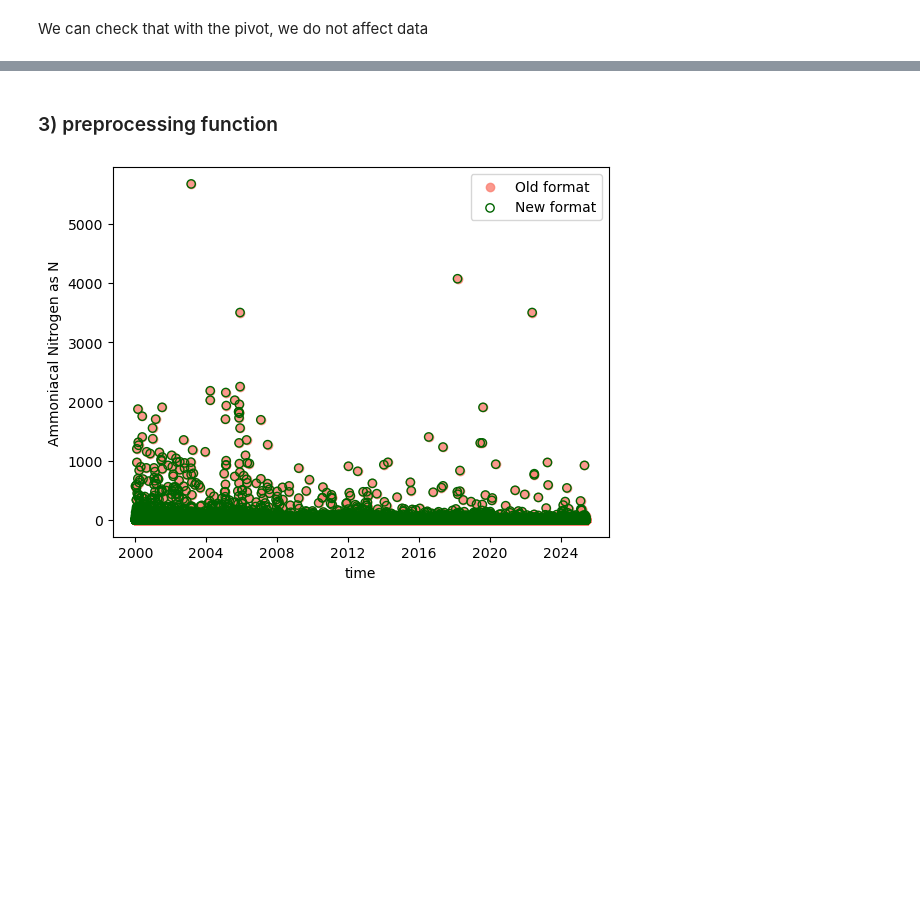
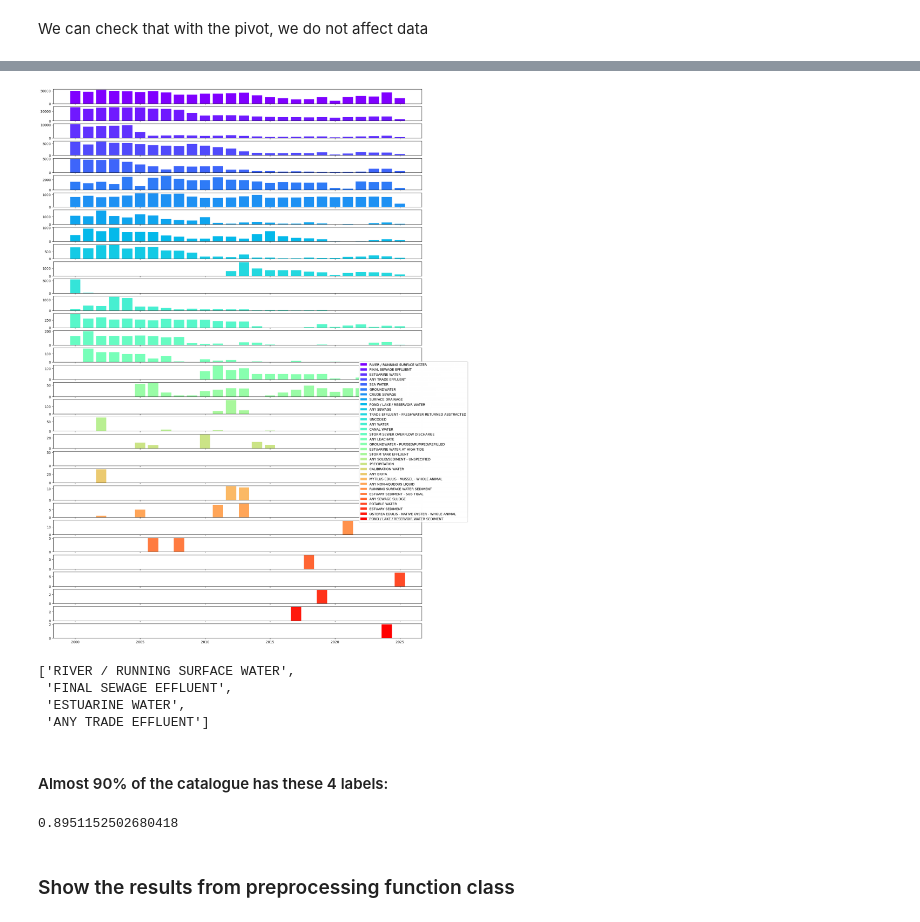
Before and after one commit to lonanni/InnovationProject_WaterQuality, a Jupyter notebook: Build_PreprocessingExample.ipynb, the cells around one changed output, grey strips where cells are left out. Drawn from its saved outputs; the diff is of its cells as text; code cells hidden in the pictures; blank space fills up the shorter version.

```diff
--- a/Build_PreprocessingExample.ipynb
+++ b/Build_PreprocessingExample.ipynb
@@ -100,0 +145,2 @@ plt.show()
+# %%
+piv = df_piv_out.copy()
@@ -100,0 +153,6 @@ plt.show()
+# %%
+piv.loc[:, "Date"] = pd.to_datetime(piv['sample.sampleDateTime']).dt.date.values
+piv.loc[:,"year"] = pd.to_datetime(piv['Date']).dt.year
+piv.loc[:,"month"] = pd.to_datetime(piv['Date']).dt.month
+piv["season"] = np.where((piv["month"]>4)&(piv["month"]<9), 0, 1)
+piv = piv.sort_values(by="Date", ascending=True)
@@ -100,0 +182,29 @@ plt.show()
+# %%
+frequency = piv[["year", "sample.sampledMaterialType.label"]]
+data = frequency.groupby(["year","sample.sampledMaterialType.label"]).size()
+from matplotlib import cm
+colors = cm.rainbow(np.linspace(0, 1, len(np.unique(df_sub["sample.sampledMaterialType.label"]))))
+# %%
+water_names = df_piv_out.groupby(["sample.sampledMaterialType.label"]).count().sort_values(by="sample.samplingPoint.easting", ascending=False)\
+["sample.samplingPoint.easting"]\
+.index.get_level_values("sample.sampledMaterialType.label")
+# %%
+fig, axes = plt.subplots(nrows=len(water_names),ncols=1, sharex=True, figsize=(20,30))
+for i in range(len(water_names)):
+    axes[i].bar(data[(data.index.get_level_values("sample.sampledMaterialType.label") == \
+                      water_names[i])].index.get_level_values('year'), \
+                data.loc[(data.index.get_level_values("sample.sampledMaterialType.label") ==\
+                         water_names[i])].values, label = water_names[i], color=colors[i])
+    fig.legend(bbox_to_anchor=(1., .5))
+    fig.set_facecolor("w")
+
+    plt.savefig('WaterType_frequency.png', bbox_inches='tight',  transparent=False)
+# %% [output]
+[figure, added]
+# %%
+list(water_names[0:4])
+# %% [output]
+['RIVER / RUNNING SURFACE WATER',
+ 'FINAL SEWAGE EFFLUENT',
+ 'ESTUARINE WATER',
+ 'ANY TRADE EFFLUENT']
@@ -101,5 +213,11 @@ plt.show()
+# %% [markdown]
+#### Almost 90% of the catalogue has these 4 labels:
+# %%
+(np.shape(df_water)[0]/np.shape(piv)[0])
+# %% [output]
+0.8951152502680418
 # %% [markdown]
-### 3) preprocessing function
+### Show the results from preprocessing function class
 # %%
 from WaterQuality_project import report_functions as rf
 # %%
@@ -107,12 +227,0 @@ pv2 = rf.preprocessing(df)
-# %%
-plt.scatter(pd.to_datetime(df_sub[df_sub['determinand.definition']== 'Ammoniacal Nitrogen as N']['sample.sampleDateTime'])\
-         , df_sub[df_sub['determinand.definition']== 'Ammoniacal Nitrogen as N']["result"], label = "Old format", color="salmon",
-           alpha=0.8) # old dataset format
-plt.scatter(pd.to_datetime(pv2['sample.sampleDateTime'])\
-         , pv2['Ammoniacal Nitrogen as N'], edgecolor='darkgreen', facecolor="None", label="New format") # new dataset format
-plt.legend()
-plt.xlabel("time")
-plt.ylabel("Ammoniacal Nitrogen as N")
-plt.show()
-# %% [output]
-[figure, removed]
```
Also changed, not shown: parts of 27 cells of this notebook.
